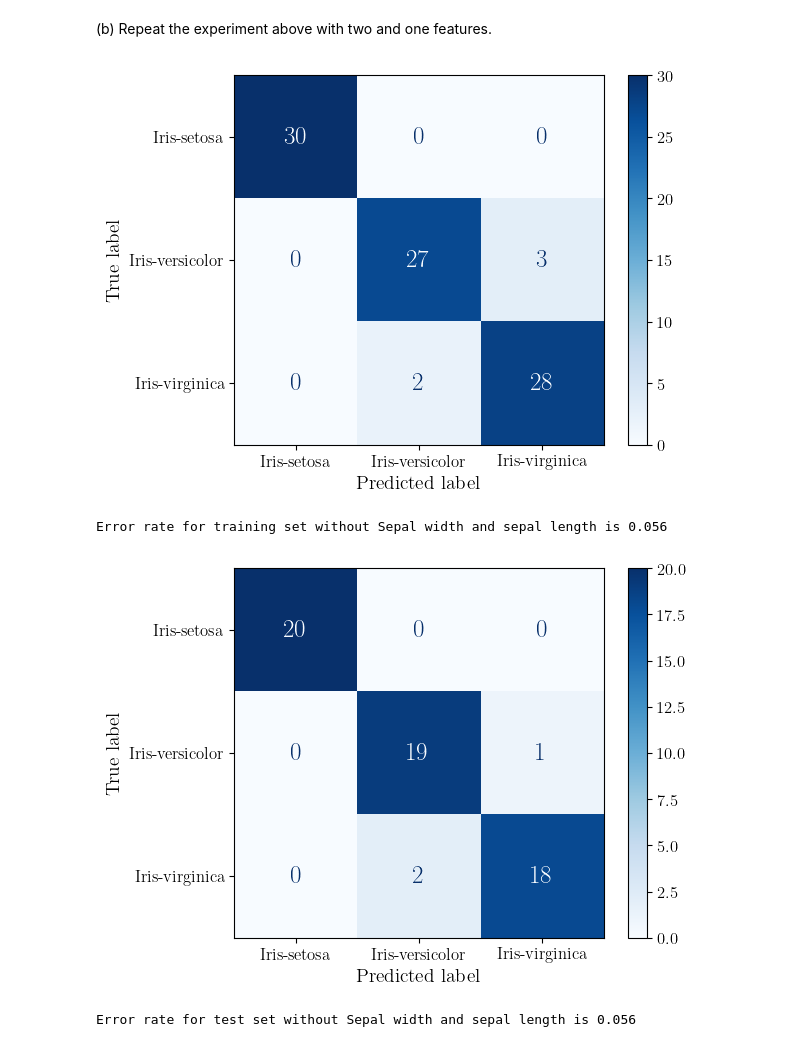
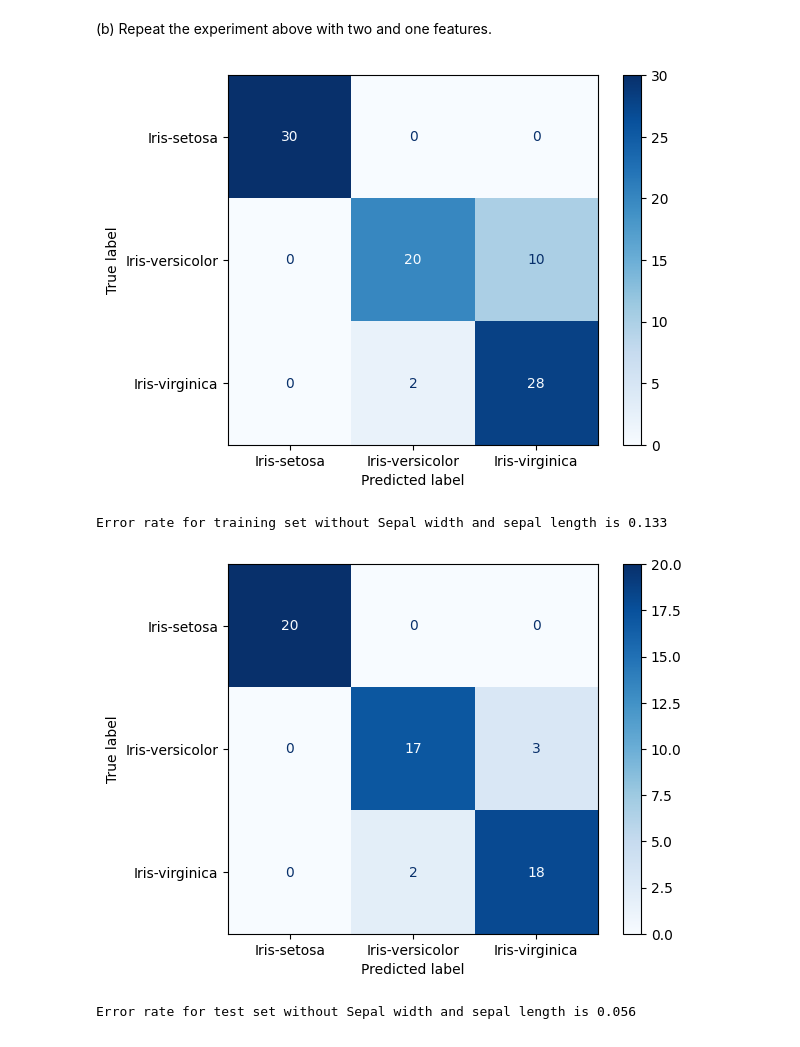
Before and after one commit to mokamv/Classification-Project, a Jupyter notebook: Task 1/iristask.ipynb, the cells around one changed output. Saved outputs shown, nothing was run; the diff lists cells and outputs as text; code cells hidden in the pictures.

```diff
--- a/Task 1/iristask.ipynb
+++ b/Task 1/iristask.ipynb
@@ -309,18 +239,4 @@ plt.show()
 # %%
-import matplotlib as mpl
-
-# Latex style and font
-mpl.rcParams.update({
-    "text.usetex": True,
-    "font.family": "serif",
-    "font.serif": ["Computer Modern Roman"],
-    "axes.labelsize": 14,
-    "font.size": 18,
-    "legend.fontsize": 12,
-    "xtick.labelsize": 12,
-    "ytick.labelsize": 12,
-})
-
 petal_length = feature_data[:, 2]
 petal_width = feature_data[:, 3]
 
@@ -339,5 +255,6 @@ plt.xlim(left=0)  # Start x-axis from 0
 plt.ylim(bottom=0)  # Start y-axis from 0
 plt.legend()
 plt.grid(True)
+plt.savefig("Figures/petal_length_vs_petal_width.pdf", dpi=300, bbox_inches="tight")
 plt.show()
 # %% [output]
@@ -345,19 +262,7 @@ plt.show()
 # %%
-import matplotlib as mpl
+#We see that the sepal width feature gives the most overlap between classes, so we choose to remove this class.
+NUM_iterations = 1800
 
-# Latex style and font
-mpl.rcParams.update({
-    "text.usetex": True,
-    "font.family": "serif",
-    "font.serif": ["Computer Modern Roman"],
-    "axes.labelsize": 14,
-    "font.size": 18,
-    "legend.fontsize": 12,
-    "xtick.labelsize": 12,
-    "ytick.labelsize": 12,
-})
-
-#We see that the sepal width feature gives the most overlap between classes, so we choose to remove this class.
 
 if feature_data.shape[1] == 5:
     X_reduced = np.delete(feature_data, 1, axis=1)
@@ -384,39 +289,29 @@ Error rate for training set is 0.050
 # %% [markdown]
 (b) Repeat the experiment above with two and one features.
 # %%
-# Latex style and font
-mpl.rcParams.update({
-    "text.usetex": True,
-    "font.family": "serif",
-    "font.serif": ["Computer Modern Roman"],
-    "axes.labelsize": 14,
-    "font.size": 18,
-    "legend.fontsize": 12,
-    "xtick.labelsize": 12,
-    "ytick.labelsize": 12,
-})
+#Two features
 
-#Two features
+NUM_iterations = 3000
 
 if X_reduced.shape[1] == 4:
     X_reduced2 = np.delete(X_reduced, 0, axis=1)
 
 X_train_reduced2 = np.concatenate([X_reduced2[0:30], X_reduced2[50:80], X_reduced2[100:130]])
 X_test_reduced2 = np.concatenate([X_reduced2[30:50], X_reduced2[80:100], X_reduced2[130:150]])
 
 W_train_reduced2, loss_history = train_linear_classifier(X_train_reduced2, T_train, NUM_CLASSES, NUM_iterations, LEARNING_RATE)
 train_preds_red2, train_target_red2 = get_predictions_and_targets(X_train_reduced2,T_train, W_train_reduced2)
 reduced_train_cm2 = confusion_matrix(train_preds_red2, train_target_red2)
 red_train_error_rate2 = get_error_rate(train_preds_red2, train_target_red2)
 print(f"Error rate for training set without Sepal width and sepal length is {red_train_error_rate2:.3f}")
 
 test_preds_reduced2, test_targets_reduced2 = get_predictions_and_targets(X_test_reduced2, T_test, W_train_reduced2)
 reduced_test_cm2 = confusion_matrix(test_preds_reduced2, test_targets_reduced2)
 red_test_error_rate2 = get_error_rate(train_preds2, train_targets2)
 print(f"Error rate for test set without Sepal width and sepal length is {train_error_rate2:.3f}")
 # %% [output]
-[figure, old version]
+[figure, new version]
-Error rate for training set without Sepal width and sepal length is 0.056
+Error rate for training set without Sepal width and sepal length is 0.133
-[figure, old version]
+[figure, new version]
 Error rate for test set without Sepal width and sepal length is 0.056
 # %%
```
Also changed, not shown: parts of 12 cells of this notebook, 25 other files.
